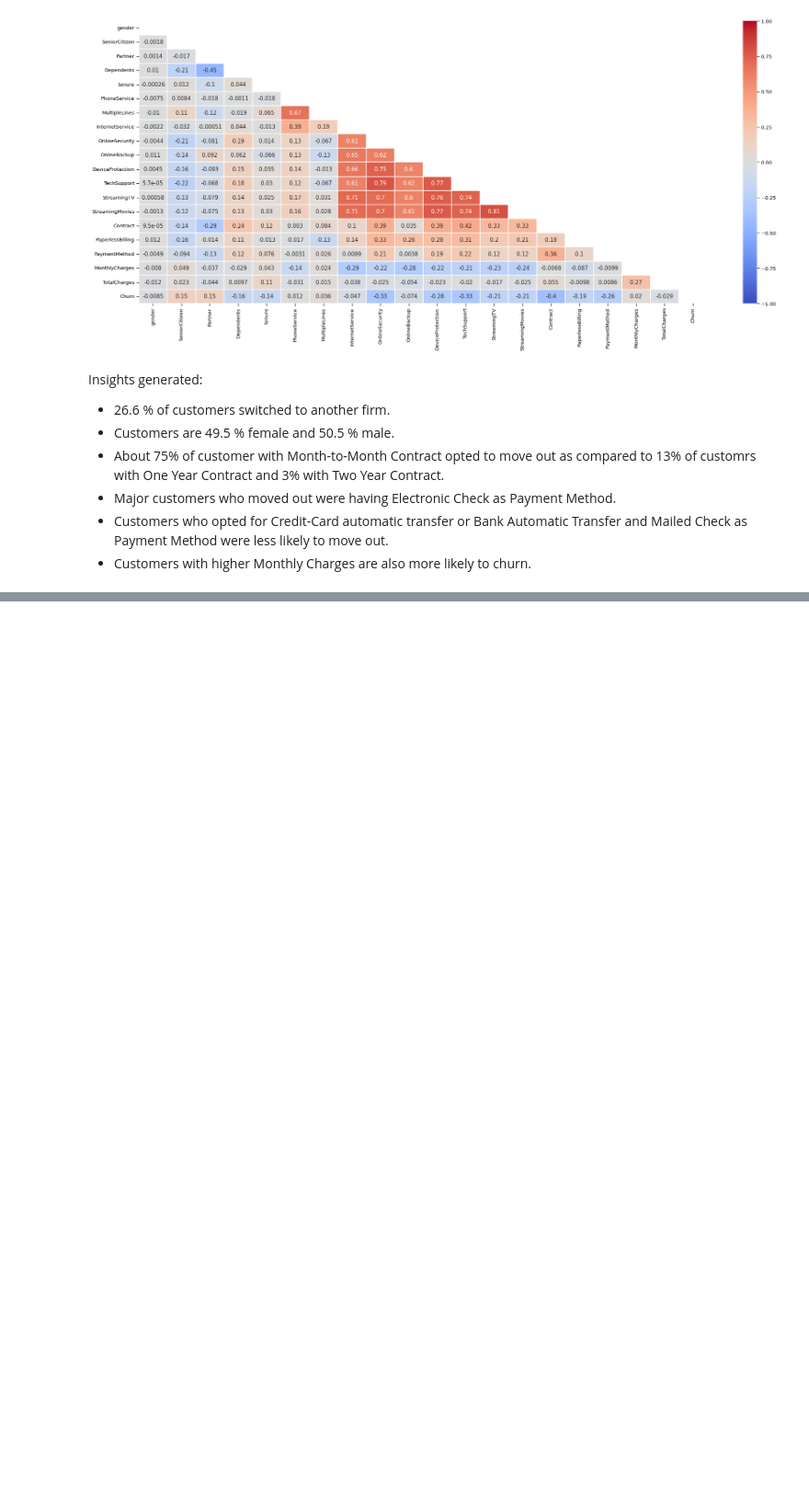
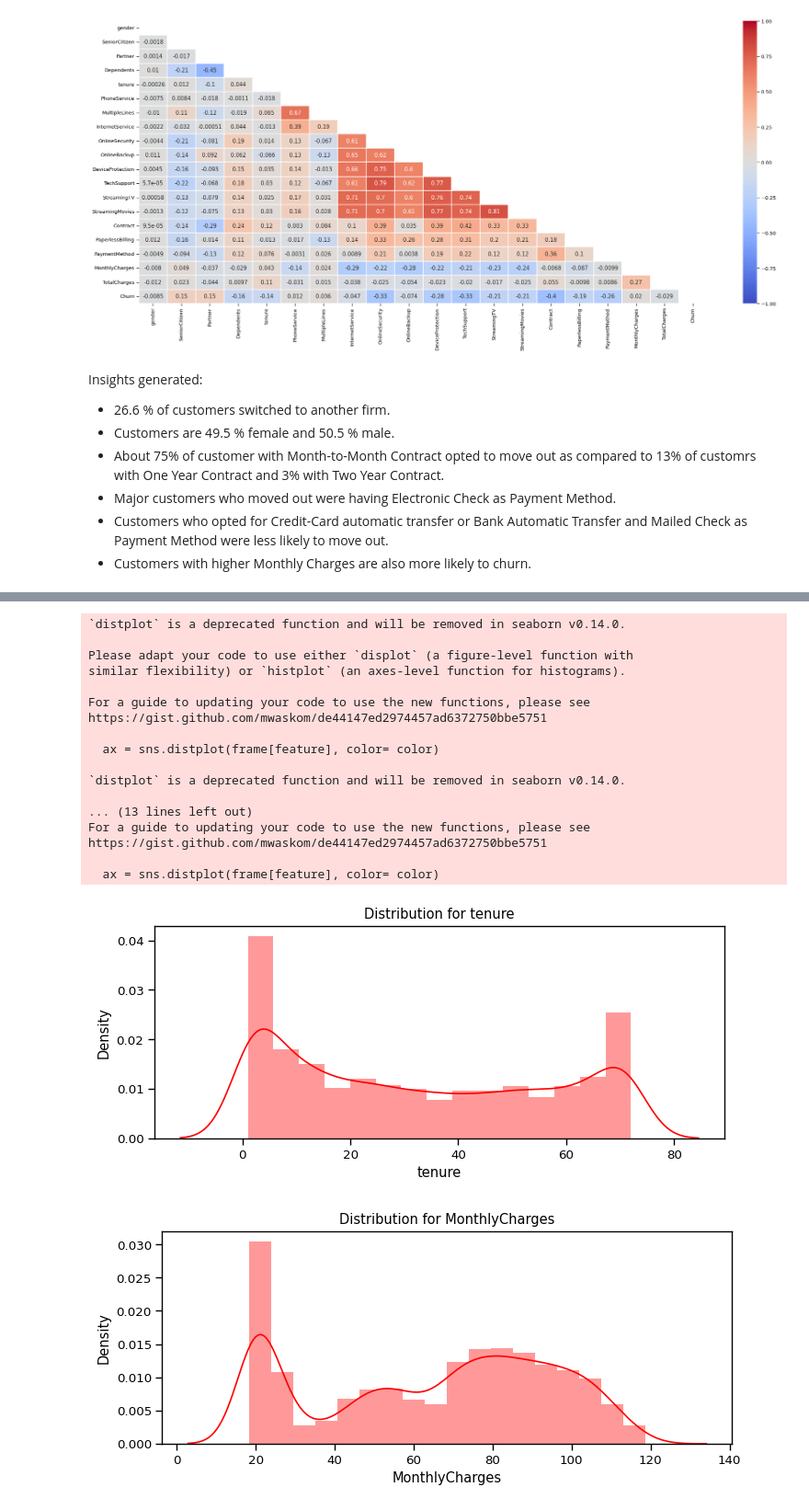
Before and after one commit to aalhadramteke/Customer-Churn-Prediction, a Jupyter notebook: main.ipynb, the cells around one changed output, grey strips where cells are left out. Shown at 92% size. Drawn from its saved outputs; the diff is of its cells as text; code cells hidden in the pictures; blank space fills up the shorter version.

```diff
--- a/main.ipynb
+++ b/main.ipynb
@@ -335,0 +361,8 @@ Insights generated:
+# %%
+def object_to_int(df_series):
+    if df_series.dtype=='object':
+        df_series = LabelEncoder().fit_transform(df_series)
+    return df_series
+# %%
+df = df.apply(lambda x: object_to_int(x))
+df.head()
@@ -335,0 +405,28 @@ Insights generated:
+# %%
+def distplot(feature, frame, color='r'):
+    plt.figure(figsize=(8,3))
+    plt.title("Distribution for {}".format(feature))
+    ax = sns.distplot(frame[feature], color= color)
+# %%
+num_cols = ["tenure", 'MonthlyCharges', 'TotalCharges']
+for feat in num_cols: distplot(feat, df)
+# %% [output]
+`distplot` is a deprecated function and will be removed in seaborn v0.14.0.
+
+Please adapt your code to use either `displot` (a figure-level function with
+similar flexibility) or `histplot` (an axes-level function for histograms).
+
+For a guide to updating your code to use the new functions, please see
+https://gist.github.com/mwaskom/de44147ed2974457ad6372750bbe5751
+
+  ax = sns.distplot(frame[feature], color= color)
+
+`distplot` is a deprecated function and will be removed in seaborn v0.14.0.
+
+... (13 lines left out)
+For a guide to updating your code to use the new functions, please see
+https://gist.github.com/mwaskom/de44147ed2974457ad6372750bbe5751
+
+  ax = sns.distplot(frame[feature], color= color)
+[figure, added]
+[figure, added]
```
Also changed, not shown: parts of 8 cells of this notebook.
